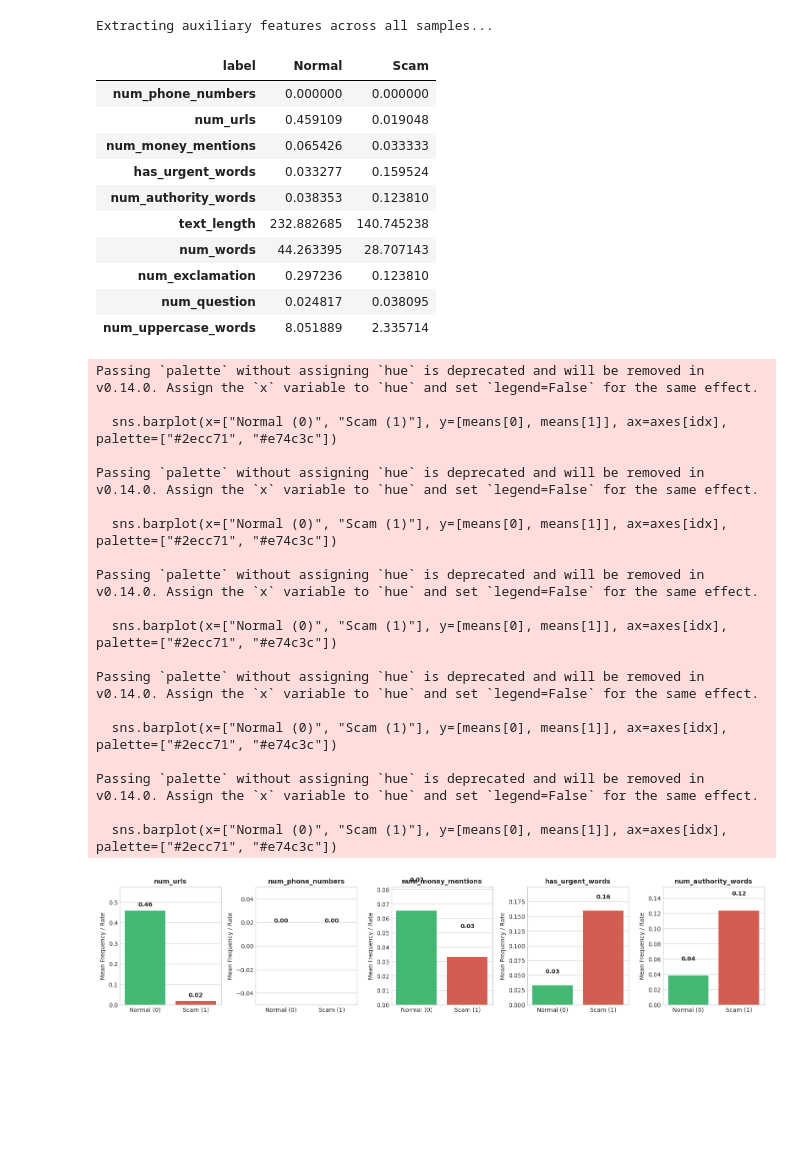
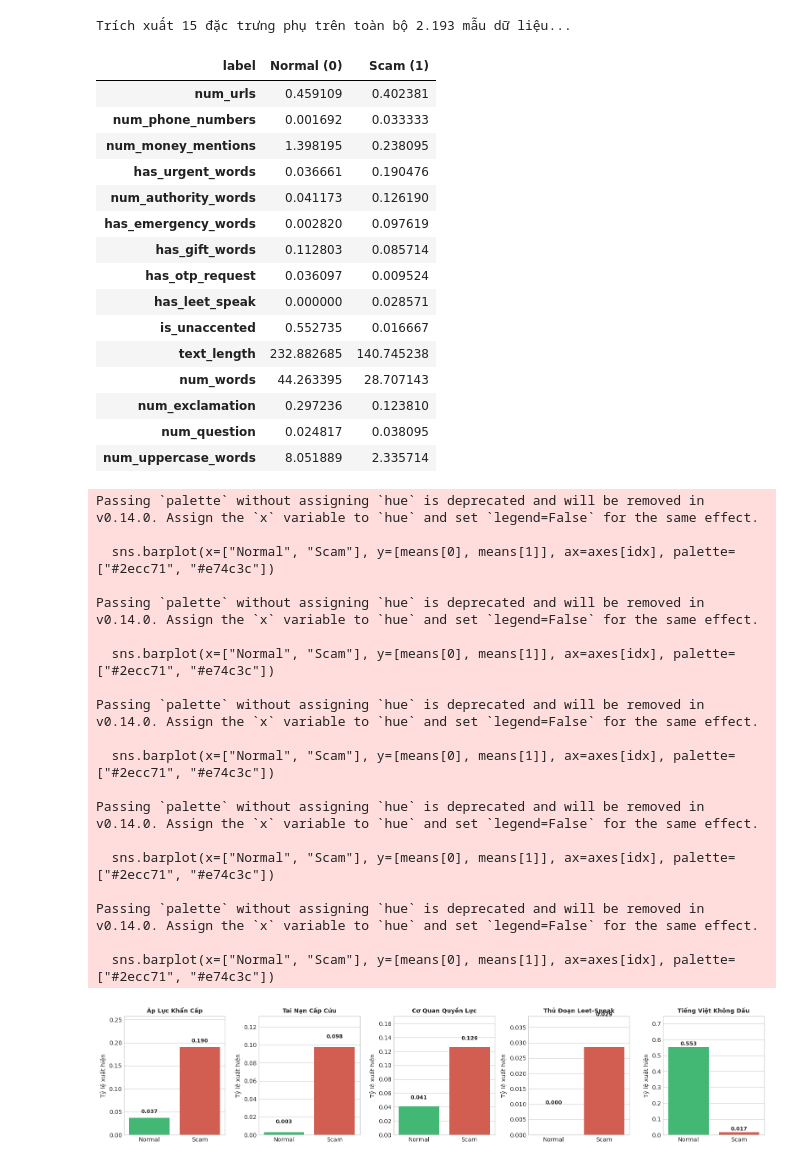
Before and after one commit to uit-25730067-chithanh/CS114-Team10-Elderly-Scam-Detection, a Jupyter notebook: draft/scam-detection/notebooks/01_preprocessing.ipynb, the cells around one changed output. Saved outputs shown, nothing was run; the diff lists cells and outputs as text; code cells hidden in the pictures; blank space fills up the shorter version.

Commit message:
feat(data): regenerate preprocessed dataset with 15 auxiliary features and update 01_preprocessing notebook

```diff
--- a/draft/scam-detection/notebooks/01_preprocessing.ipynb
+++ b/draft/scam-detection/notebooks/01_preprocessing.ipynb
@@ -205,61 +188,72 @@ Dưới đây là thống kê so sánh giữa nhóm Lừa đảo (Scam) và nhó
 # %%
-# Extract auxiliary features for entire raw dataset
-print("Extracting auxiliary features across all samples...")
+# Extract auxiliary features across all 2,193 samples
+print("Trích xuất 15 đặc trưng phụ trên toàn bộ 2.193 mẫu dữ liệu...")
 features_list = [extract_auxiliary_features(t) for t in df_raw["text"]]
 features_df = pd.DataFrame(features_list)
 features_df["label"] = df_raw["label"]
 
-# Group by label to compare means
-comparison_table = features_df.groupby("label").mean().rename(index={0: "Normal", 1: "Scam"})
+# Group by label to compute means
+comparison_table = features_df.groupby("label").mean().rename(index={0: "Normal (0)", 1: "Scam (1)"})
 display(comparison_table.T)
 
-# Plot key auxiliary feature rates
-feature_cols_to_plot = ["num_urls", "num_phone_numbers", "num_money_mentions", "has_urgent_words", "num_authority_words"]
-fig, axes = plt.subplots(1, len(feature_cols_to_plot), figsize=(16, 3.5))
+# Plot key auxiliary feature distributions
+key_features = [
+    ("has_urgent_words", "Áp Lực Khẩn Cấp"),
+    ("has_emergency_words", "Tai Nạn Cấp Cứu"),
+    ("num_authority_words", "Cơ Quan Quyền Lực"),
+    ("has_leet_speak", "Thủ Đoạn Leet-Speak"),
+    ("is_unaccented", "Tiếng Việt Không Dấu"),
+]
 
-for idx, col in enumerate(feature_cols_to_plot):
+fig, axes = plt.subplots(1, len(key_features), figsize=(16, 3.5))
+for idx, (col, title) in enumerate(key_features):
     means = features_df.groupby("label")[col].mean()
-    sns.barplot(x=["Normal (0)", "Scam (1)"], y=[means[0], means[1]], ax=axes[idx], palette=["#2ecc71", "#e74c3c"])
-    axes[idx].set_title(col, fontsize=11, fontweight="bold")
-    axes[idx].set_ylabel("Mean Frequency / Rate")
-    axes[idx].set_ylim(0, max(means) * 1.25)
+    sns.barplot(x=["Normal", "Scam"], y=[means[0], means[1]], ax=axes[idx], palette=["#2ecc71", "#e74c3c"])
+    axes[idx].set_title(title, fontsize=10, fontweight="bold")
+    axes[idx].set_ylabel("Tỷ lệ xuất hiện")
+    axes[idx].set_ylim(0, max(means) * 1.35 if max(means) > 0 else 1.0)
     for i, m in enumerate([means[0], means[1]]):
-        axes[idx].text(i, m + 0.02, f"{m:.2f}", ha="center", fontweight="bold")
+        axes[idx].text(i, m + 0.01, f"{m:.3f}", ha="center", fontweight="bold", fontsize=9)
 
 plt.tight_layout()
 plt.show()
 # %% [output]
-Extracting auxiliary features across all samples...
+Trích xuất 15 đặc trưng phụ trên toàn bộ 2.193 mẫu dữ liệu...
-| label | Normal | Scam |
-| num_phone_numbers | 0.000000 | 0.000000 |
-| num_urls | 0.459109 | 0.019048 |
-| num_money_mentions | 0.065426 | 0.033333 |
-| has_urgent_words | 0.033277 | 0.159524 |
-| num_authority_words | 0.038353 | 0.123810 |
+| label | Normal (0) | Scam (1) |
+| num_urls | 0.459109 | 0.402381 |
+| num_phone_numbers | 0.001692 | 0.033333 |
+| num_money_mentions | 1.398195 | 0.238095 |
+| has_urgent_words | 0.036661 | 0.190476 |
+| num_authority_words | 0.041173 | 0.126190 |
+| has_emergency_words | 0.002820 | 0.097619 |
+| has_gift_words | 0.112803 | 0.085714 |
+| has_otp_request | 0.036097 | 0.009524 |
+| has_leet_speak | 0.000000 | 0.028571 |
+| is_unaccented | 0.552735 | 0.016667 |
 | text_length | 232.882685 | 140.745238 |
 | num_words | 44.263395 | 28.707143 |
 | num_exclamation | 0.297236 | 0.123810 |
 | num_question | 0.024817 | 0.038095 |
 | num_uppercase_words | 8.051889 | 2.335714 |
 Passing `palette` without assigning `hue` is deprecated and will be removed in v0.14.0. Assign the `x` variable to `hue` and set `legend=False` for the same effect.
 
-  sns.barplot(x=["Normal (0)", "Scam (1)"], y=[means[0], means[1]], ax=axes[idx], palette=["#2ecc71", "#e74c3c"])
+  sns.barplot(x=["Normal", "Scam"], y=[means[0], means[1]], ax=axes[idx], palette=["#2ecc71", "#e74c3c"])
 
 Passing `palette` without assigning `hue` is deprecated and will be removed in v0.14.0. Assign the `x` variable to `hue` and set `legend=False` for the same effect.
 
-  sns.barplot(x=["Normal (0)", "Scam (1)"], y=[means[0], means[1]], ax=axes[idx], palette=["#2ecc71", "#e74c3c"])
+  sns.barplot(x=["Normal", "Scam"], y=[means[0], means[1]], ax=axes[idx], palette=["#2ecc71", "#e74c3c"])
 
 Passing `palette` without assigning `hue` is deprecated and will be removed in v0.14.0. Assign the `x` variable to `hue` and set `legend=False` for the same effect.
 
-  sns.barplot(x=["Normal (0)", "Scam (1)"], y=[means[0], means[1]], ax=axes[idx], palette=["#2ecc71", "#e74c3c"])
+  sns.barplot(x=["Normal", "Scam"], y=[means[0], means[1]], ax=axes[idx], palette=["#2ecc71", "#e74c3c"])
 
 Passing `palette` without assigning `hue` is deprecated and will be removed in v0.14.0. Assign the `x` variable to `hue` and set `legend=False` for the same effect.
 
-  sns.barplot(x=["Normal (0)", "Scam (1)"], y=[means[0], means[1]], ax=axes[idx], palette=["#2ecc71", "#e74c3c"])
+  sns.barplot(x=["Normal", "Scam"], y=[means[0], means[1]], ax=axes[idx], palette=["#2ecc71", "#e74c3c"])
 
 Passing `palette` without assigning `hue` is deprecated and will be removed in v0.14.0. Assign the `x` variable to `hue` and set `legend=False` for the same effect.
 
-  sns.barplot(x=["Normal (0)", "Scam (1)"], y=[means[0], means[1]], ax=axes[idx], palette=["#2ecc71", "#e74c3c"])
+  sns.barplot(x=["Normal", "Scam"], y=[means[0], means[1]], ax=axes[idx], palette=["#2ecc71", "#e74c3c"])
-[figure, old version]
+[figure, new version]
 # %% [markdown]
 ---
```
Also changed, not shown: parts of 22 cells of this notebook, 2 other files.
